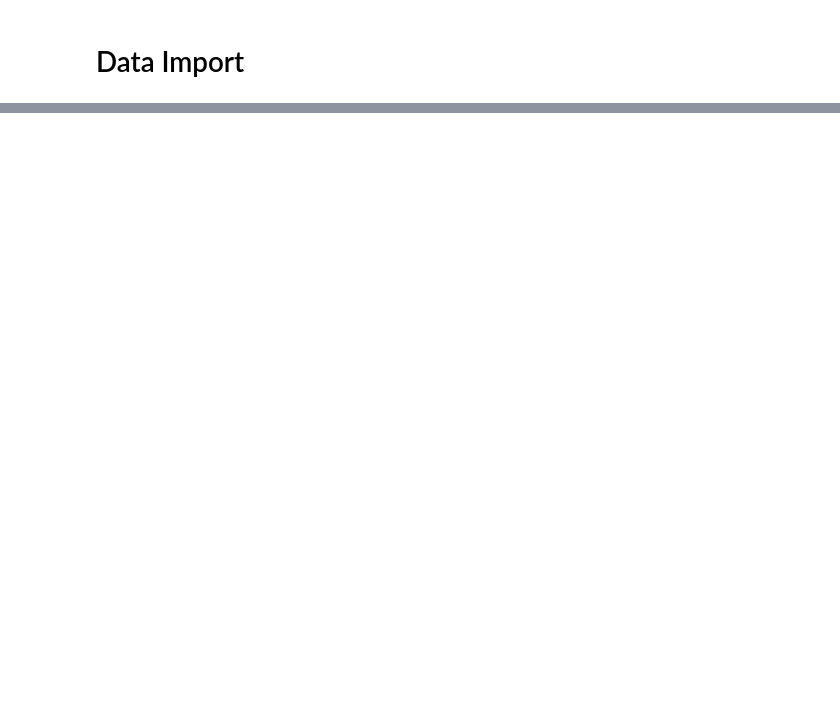
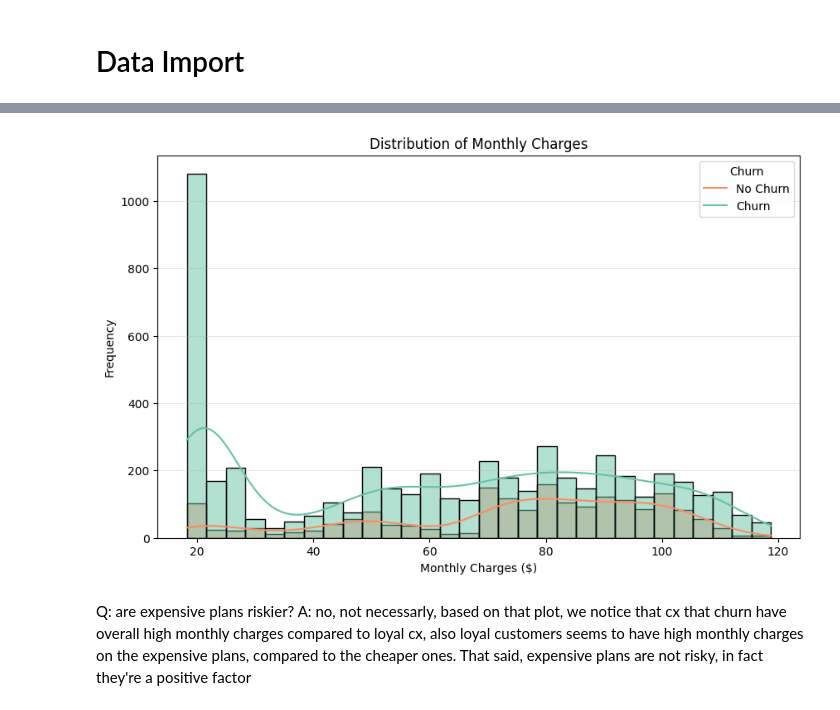
Before and after one commit to salma-gaamoussi/survival-ml-system, a Jupyter notebook: notebooks/01_eda.ipynb, the cells around one changed output, grey strips where cells are left out. Saved outputs shown, nothing was run; the diff lists cells and outputs as text; code cells hidden in the pictures; blank space fills up the shorter version.

```diff
--- a/notebooks/01_eda.ipynb
+++ b/notebooks/01_eda.ipynb
@@ -54,0 +83,2 @@ plt.show()
+# %%
+df['Churn'] = df['Churn'].map({'Yes': 1, 'No': 0})
@@ -54,0 +128,15 @@ plt.show()
+# %%
+# Visualize the distribution of Monthly Charges
+plt.figure(figsize=(10, 6))
+sns.histplot(data=df, x='MonthlyCharges', hue='Churn', kde=True, bins=30, palette='Set2')
+plt.title('Distribution of Monthly Charges')
+plt.xlabel('Monthly Charges ($)')
+plt.ylabel('Frequency')
+plt.legend(title='Churn', labels=['No Churn', 'Churn'])
+plt.grid(axis='y', alpha=0.3)
+plt.show()
+# %% [output]
+[figure, added]
+# %% [markdown]
+Q: are expensive plans riskier?
+A: no, not necessarly, based on that plot, we notice that cx that churn have overall high monthly charges compared to loyal cx, also loyal customers seems to have high monthly charges on the expensive plans, compared to the cheaper ones. That said, expensive plans are not risky, in fact they're a positive factor
```
Also changed, not shown: parts of 51 cells of this notebook, 17 other files.
